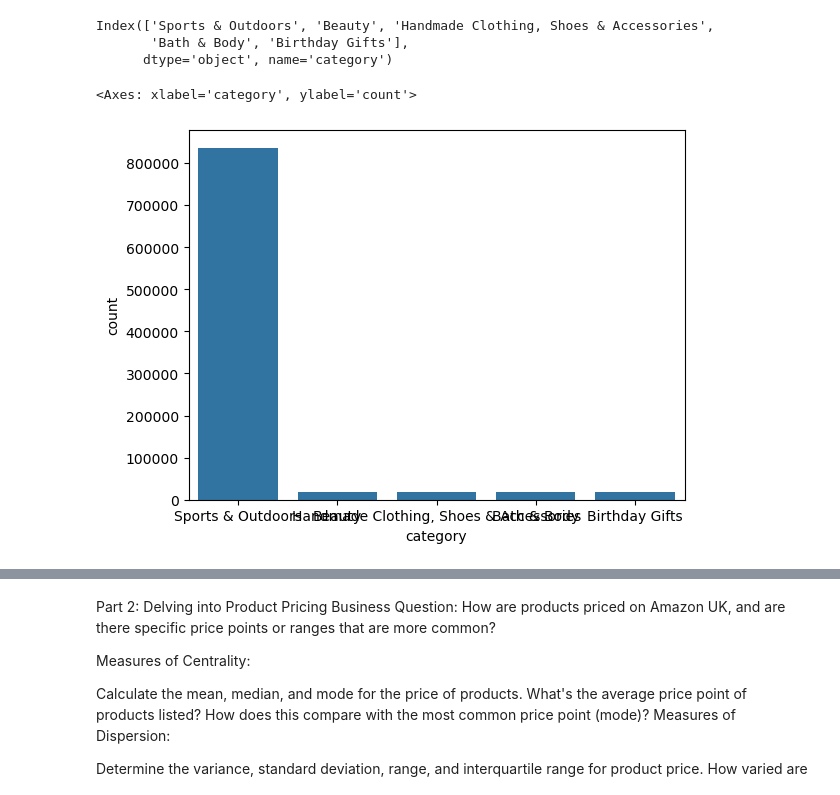
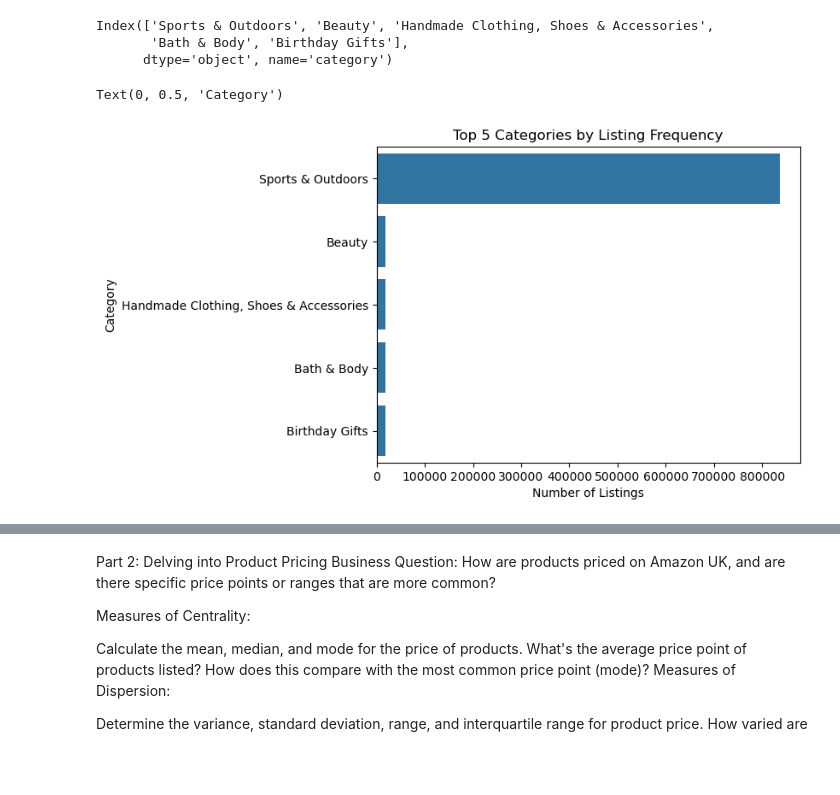
Before and after one commit to claireley/lab-eda-univariate, a Jupyter notebook: lab-univariate.ipynb, the cells around one changed output, grey strips where cells are left out. Cells and saved outputs as stored; diff of their text form; code cells hidden in the pictures; blank space fills up the shorter version.

```diff
--- a/lab-univariate.ipynb
+++ b/lab-univariate.ipynb
@@ -28,8 +28,11 @@ Index(['Sports & Outdoors', 'Beauty', 'Handmade Clothing, Shoes & Accessories',
        'Bath & Body', 'Birthday Gifts'],
       dtype='object', name='category')
 # %%
-sns.barplot(freq_table[:5])
+sns.barplot(x=top5_cat.values, y=top5_cat.index)
+plt.title('Top 5 Categories by Listing Frequency')
+plt.xlabel('Number of Listings')
+plt.ylabel('Category')
 # %% [output]
-<Axes: xlabel='category', ylabel='count'>
+Text(0, 0.5, 'Category')
-[figure, old version]
+[figure, new version]
 # %%
```
Also changed, not shown: parts of 12 cells of this notebook.
